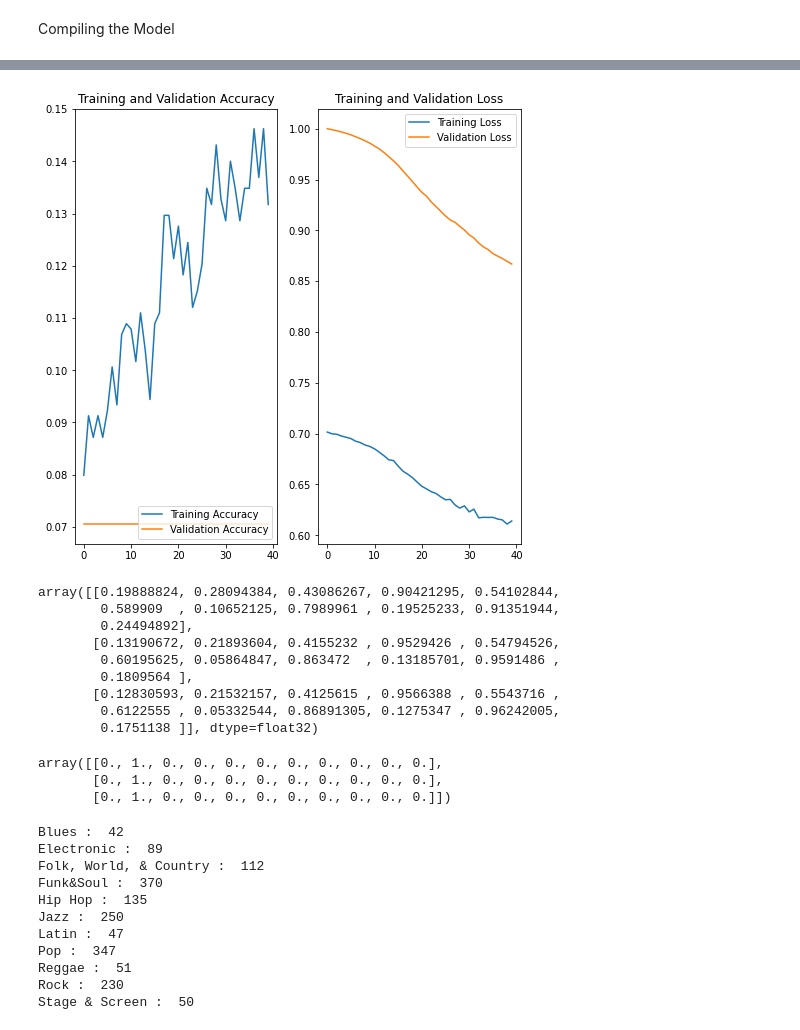
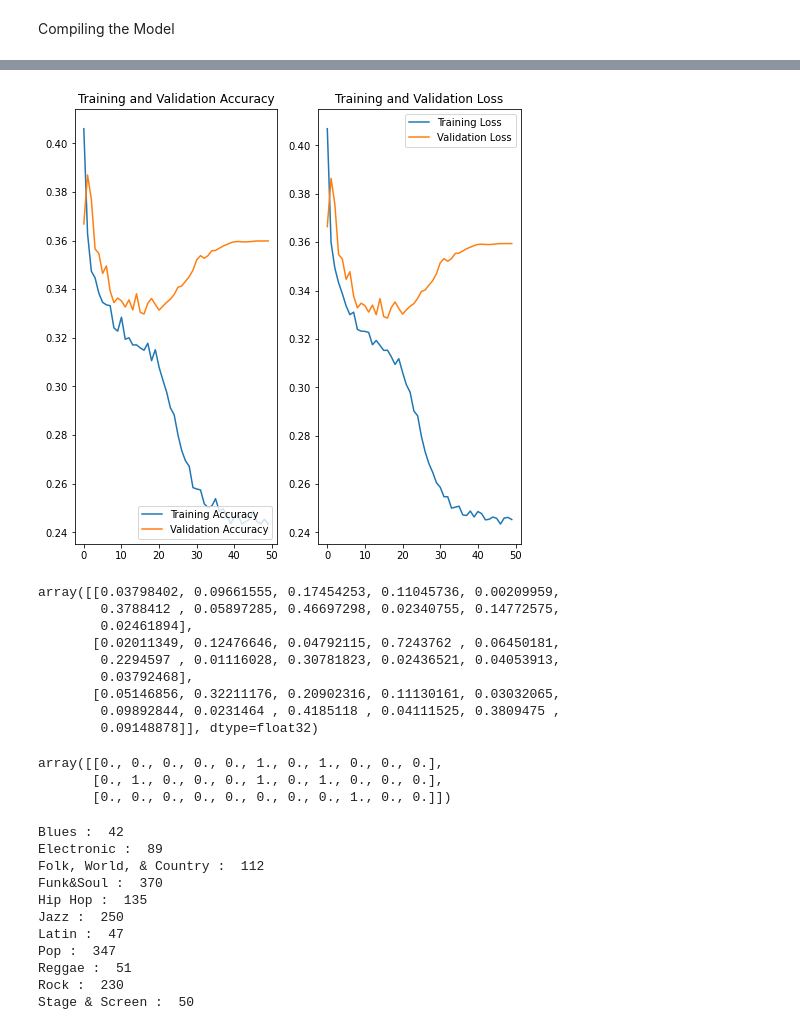
Before and after one commit to cid2rrrr/0220dbtest, a Jupyter notebook: 04.BP_MLL.ipynb, the cells around one changed output, grey strips where cells are left out. Drawn from its saved outputs; the diff is of its cells as text; code cells hidden in the pictures.

```diff
--- a/04.BP_MLL.ipynb
+++ b/04.BP_MLL.ipynb
@@ -99,7 +99,7 @@ def multi_input_model(input_shape, classes):
     conv_laye8 = tf.keras.layers.Dropout(0.2)(conv_laye7)
     conv_laye9 = tf.keras.layers.Flatten()(conv_laye8)
     conv_lay10 = tf.keras.layers.Dense(64, activation='relu')(conv_laye9)
-    conv_output = tf.keras.layers.Dense(classes, activation='relu')(conv_lay10)
+    #conv_output = tf.keras.layers.Dense(classes, activation='relu')(conv_lay10)
 
     # IMG ResNet Model
     # resnet_input = tf.keras.layers.experimental.preprocessing.Rescaling(1./255, input_shape=(input_shape, input_shape))
@@ -109,13 +109,13 @@ def multi_input_model(input_shape, classes):
 
     # face MLP Model
     real_face_input = tf.keras.layers.Input(shape=(16,))
-    face_input = tf.keras.layers.Dense(256, activation='relu')(real_face_input)
+    #face_input = tf.keras.layers.Dense(256, activation='relu')(real_face_input)
     # face_layer = keras.layers.Dropout(0.2)(face_input)
-    face_laye2 = tf.keras.layers.Dense(128, activation='relu')(face_input)#(face_layer)
+    #face_laye2 = tf.keras.layers.Dense(128, activation='relu')(face_input)#(face_layer)
     # face_laye3 = keras.layers.Dropout(0.2)(face_laye2)
-    face_laye4 = tf.keras.layers.Dense(64, activation='relu')(face_laye2)#(face_laye3)
+    #face_laye4 = tf.keras.layers.Dense(64, activation='relu')(face_laye2)#(face_laye3)
     # face_laye5 = keras.layers.Dropout(0.2)(face_laye4)
-    face_output = tf.keras.layers.Dense(classes, activation='relu')(face_laye4)#(face_laye5)
+    #face_output = tf.keras.layers.Dense(classes, activation='relu')(face_laye4)#(face_laye5)
 
     # # face MLP Model /w relu
     # real_face_input = tf.keras.layers.Input(shape=(16,))
@@ -131,13 +131,13 @@ def multi_input_model(input_shape, classes):
 
     # clr MLP Model
     real_clr_input = tf.keras.layers.Input(shape=(3,))
-    clr_input = tf.keras.layers.Dense(64, activation='relu')(real_clr_input)
-    clr_layer = tf.keras.layers.Dense(32, activation='relu')(clr_input)
-    clr_output = tf.keras.layers.Dense(classes, activation='relu')(clr_layer)
+    #clr_input = tf.keras.layers.Dense(64, activation='relu')(real_clr_input)
+    #clr_layer = tf.keras.layers.Dense(32, activation='relu')(clr_input)
+    #clr_output = tf.keras.layers.Dense(classes, activation='relu')(clr_layer)
 
 
     # concatenate
-    concat = tf.keras.layers.Concatenate(axis=-1)([conv_output, face_output, clr_output])
+    concat = tf.keras.layers.Concatenate(axis=-1)([conv_lay10, real_face_input, real_clr_input])
 
     # final model
     final_input = tf.keras.layers.Dense(128, activation='relu')(concat)
@@ -215,9 +175,9 @@ lr_scheduler = tf.keras.callbacks.ReduceLROnPlateau(factor=0.5, patience=3)
 optimizer = tf.keras.optimizers.SGD(learning_rate=0.02, momentum=0.9)
 
 
-model.compile(loss = bp_mll_loss,
-              optimizer= 'adagrad',
-              metrics=['accuracy']
+model.compile(loss = 'binary_crossentropy',
+              optimizer= 'adam',
+              metrics=[tf.compat.v1.losses.log_loss, tf.keras.metrics.Recall()]
 
               )
 
@@ -241,9 +201,9 @@ with tf.device("/device:GPU:0"):
   x=[img_arr_s,fac_input_s, clr_input_s],
   y=y_out_s,
   validation_split=0.2,
-  epochs=40,
+  epochs=50,
   callbacks=[lr_scheduler],
-  class_weight = cw,
+  #class_weight = cw,
   batch_size=32
 )
 # %% [output]
@@ -267,47 +227,47 @@ Epoch 40/40
 # %%
 import matplotlib.pyplot as plt
 
-acc = history.history['accuracy']
-val_acc = history.history['val_accuracy']
+acc = history.history['log_loss']
+val_acc = history.history['val_log_loss']
 
 loss = history.history['loss']
 val_loss = history.history['val_loss']
 
-epochs_range = range(40)
+epochs_range = range(50)
 
 plt.figure(figsize=(8, 8))
 plt.subplot(1, 2, 1)
 plt.plot(epochs_range, acc, label='Training Accuracy')
 plt.plot(epochs_range, val_acc, label='Validation Accuracy')
 plt.legend(loc='lower right')
 plt.title('Training and Validation Accuracy')
 
 plt.subplot(1, 2, 2)
 plt.plot(epochs_range, loss, label='Training Loss')
 plt.plot(epochs_range, val_loss, label='Validation Loss')
 plt.legend(loc='upper right')
 plt.title('Training and Validation Loss')
 plt.show()
 # %% [output]
-[figure, old version]
+[figure, new version]
 # %%
-model.predict([img_arr_s[40:43],fac_input_s[40:43], clr_input_s[40:43]])
+model.predict([img_arr_s[140:143],fac_input_s[140:143], clr_input_s[140:143]])
 # %% [output]
-array([[0.19888824, 0.28094384, 0.43086267, 0.90421295, 0.54102844,
-        0.589909  , 0.10652125, 0.7989961 , 0.19525233, 0.91351944,
-        0.24494892],
-       [0.13190672, 0.21893604, 0.4155232 , 0.9529426 , 0.54794526,
-        0.60195625, 0.05864847, 0.863472  , 0.13185701, 0.9591486 ,
-        0.1809564 ],
-       [0.12830593, 0.21532157, 0.4125615 , 0.9566388 , 0.5543716 ,
-        0.6122555 , 0.05332544, 0.86891305, 0.1275347 , 0.96242005,
-        0.1751138 ]], dtype=float32)
+array([[0.03798402, 0.09661555, 0.17454253, 0.11045736, 0.00209959,
+        0.3788412 , 0.05897285, 0.46697298, 0.02340755, 0.14772575,
+        0.02461894],
+       [0.02011349, 0.12476646, 0.04792115, 0.7243762 , 0.06450181,
+        0.2294597 , 0.01116028, 0.30781823, 0.02436521, 0.04053913,
+        0.03792468],
+       [0.05146856, 0.32211176, 0.20902316, 0.11130161, 0.03032065,
+        0.09892844, 0.0231464 , 0.4185118 , 0.04111525, 0.3809475 ,
+        0.09148878]], dtype=float32)
-# %%
-y_out[40:43]
-# %% [output]
-array([[0., 1., 0., 0., 0., 0., 0., 0., 0., 0., 0.],
-       [0., 1., 0., 0., 0., 0., 0., 0., 0., 0., 0.],
-       [0., 1., 0., 0., 0., 0., 0., 0., 0., 0., 0.]])
+# %%
+y_out_s[140:143]
+# %% [output]
+array([[0., 0., 0., 0., 0., 1., 0., 1., 0., 0., 0.],
+       [0., 1., 0., 0., 0., 1., 0., 1., 0., 0., 0.],
+       [0., 0., 0., 0., 0., 0., 0., 0., 1., 0., 0.]])
 # %%
 for genre in y_data.columns:
     print(genre, ': ', len(y_data[y_data[genre] == 1]))
```
Also changed, not shown: parts of 12 cells of this notebook, 2 other files.
